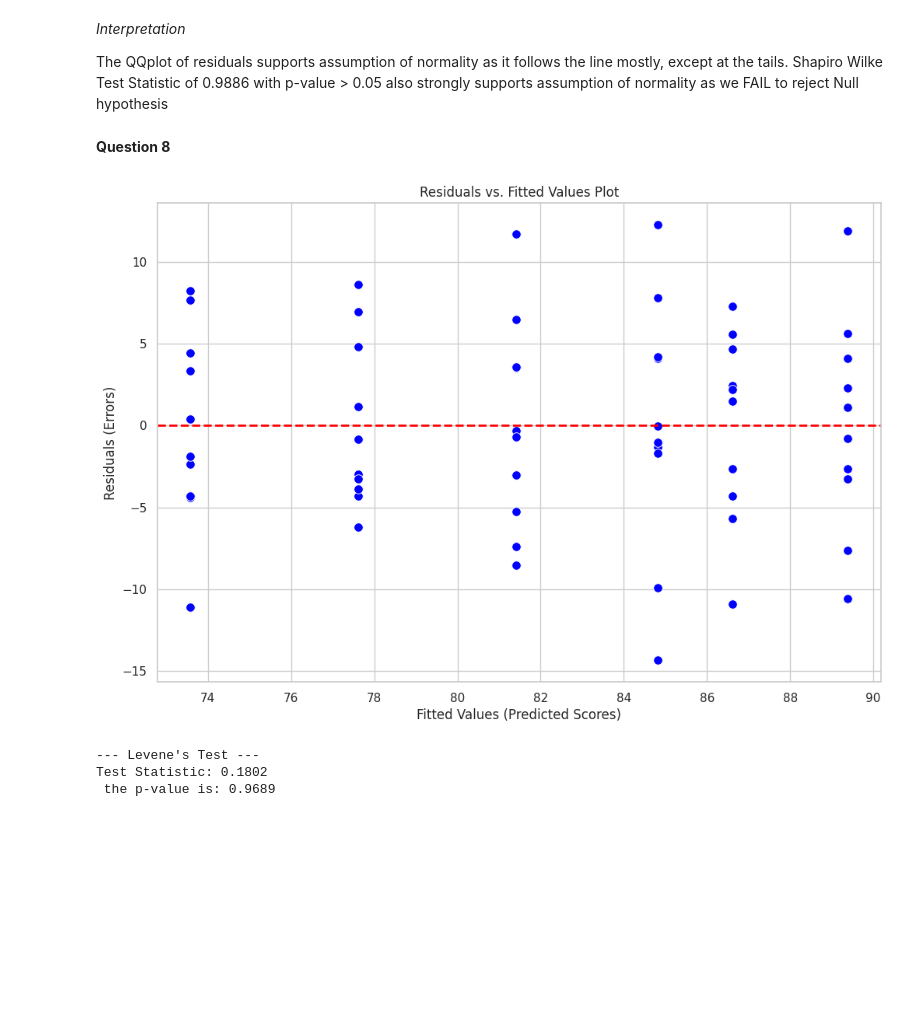
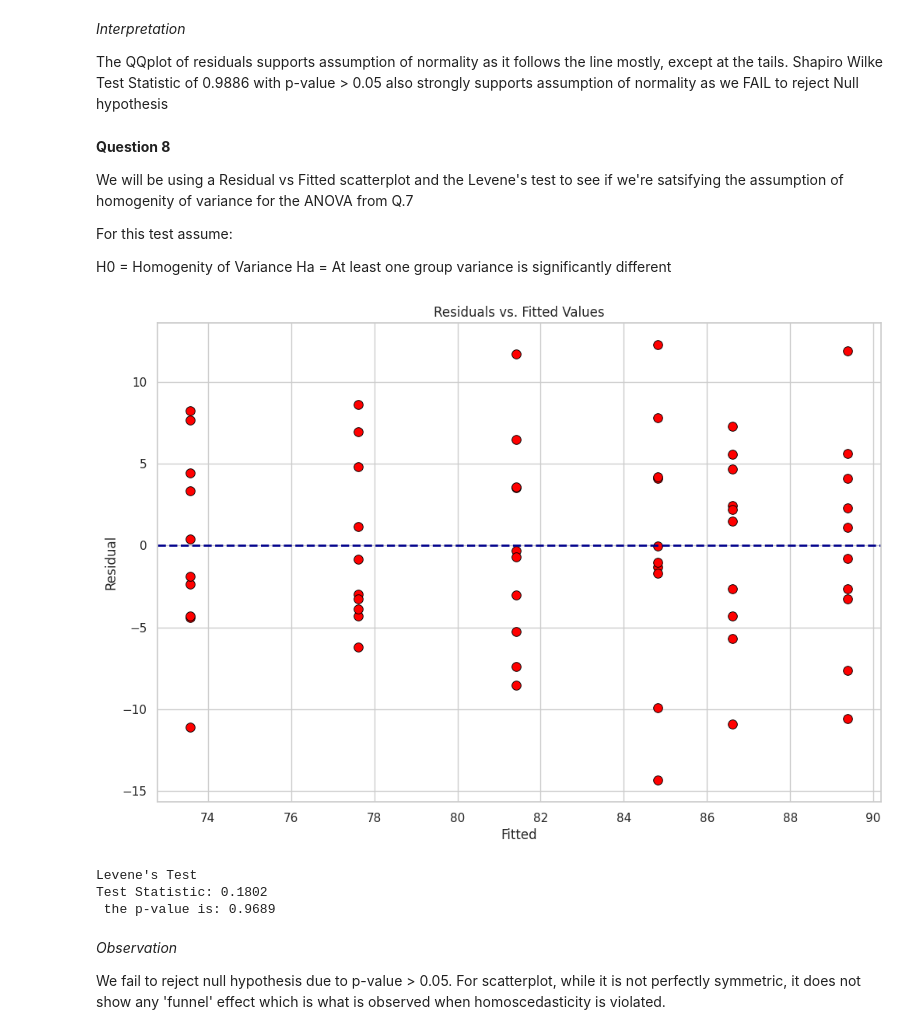
Before and after one commit to Cipher212/STAT-7220-Applied-Experimental-Design, a Jupyter notebook: Assignments/HW2/HW-2.ipynb, the cells around one changed output. Drawn from its saved outputs; the diff is of its cells as text; code cells hidden in the pictures; blank space fills up the shorter version.

```diff
--- a/Assignments/HW2/HW-2.ipynb
+++ b/Assignments/HW2/HW-2.ipynb
@@ -354,41 +354,53 @@ p-value: 0.8498
 The QQplot of residuals supports assumption of normality as it follows the line mostly, except at the tails. Shapiro Wilke Test Statistic of 0.9886 with p-value > 0.05 also strongly supports assumption of normality as we FAIL to reject Null hypothesis
 # %% [markdown]
 **Question 8**
+
+We will be using a Residual vs Fitted scatterplot and the Levene's test to see if we're satsifying the assumption of homogenity of variance for the ANOVA from Q.7
+
+For this test assume:
+
+H0 = Homogenity of Variance
+Ha = At least one group variance is significantly different
 # %%
+
 
 # 1. FITTED VS RESIDUAL SCATTERPLOT
 
 
 # taking variables from previous ANOVA test
 fitted_values = model.fittedvalues
 residuals = model.resid
 
 fig, ax = plt.subplots(figsize=(12, 8)) # sizing for the plot
-sns.scatterplot(x=fitted_values, y=residuals, color='blue', alpha=1.0, s=70, ax=ax)
-ax.axhline(0, color='red', linestyle='--', linewidth=2) # straight line
-ax.set_title('Residuals vs. Fitted Values Plot') # title
+sns.scatterplot(x=fitted_values, y=residuals, color='red',edgecolor = 'black', alpha=1.0, s=70, ax=ax)
+ax.axhline(0, color='darkblue', linestyle='--', linewidth=2) # straight line
+ax.set_title('Residuals vs. Fitted Values') # title
 ax.set_xlabel('Fitted') # xlabel
 ax.set_ylabel('Residual')# y label
 plt.show()
 
 
 
 
 # 2. LEVENE TEST
 
 groups = [group['Score'].values for name, group in df.groupby(['Teaching_Method', 'Prior_Knowledge'])]
 
 
 
 stat, p_value = levene(*groups)
 
-print("--- Levene's Test ---")
+print("Levene's Test")
 # H0: Variances are equal across all groups (Homoscedasticity)
 # Ha: Variances are NOT equal across all groups (Heteroscedasticity)
 print(f"Test Statistic: {stat:.4f}")
 print(f" the p-value is: {p_value:.4f}")
 # %% [output]
-[figure, old version]
+[figure, new version]
---- Levene's Test ---
+Levene's Test
 Test Statistic: 0.1802
  the p-value is: 0.9689
+# %% [markdown]
+*Observation*
+
+We fail to reject null hypothesis due to p-value > 0.05. For scatterplot, while it is not perfectly symmetric, it does not show any 'funnel' effect which is what is observed when homoscedasticity is violated.
```
